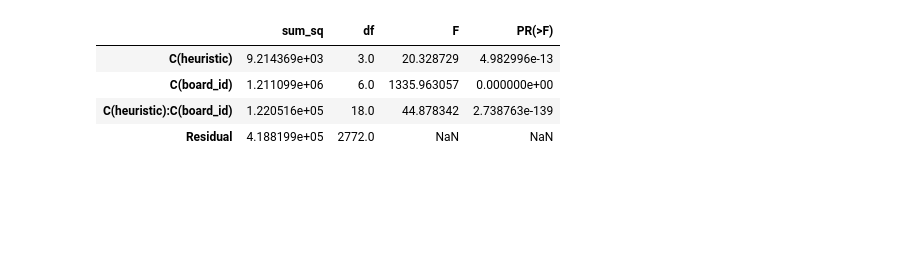
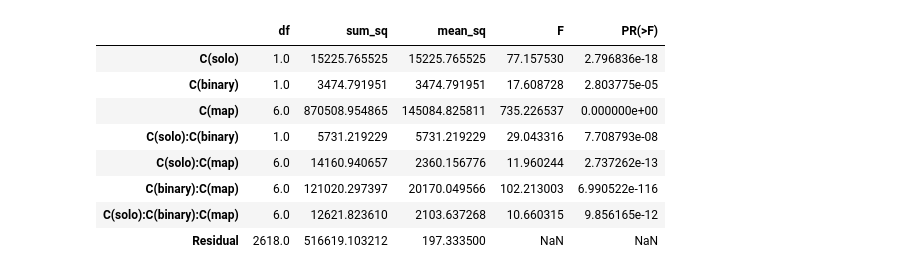
Before and after one commit to Nagasaki45/cooperative-ai, a Jupyter notebook: analysis/analysis.ipynb, the cells around one changed output. Drawn from its saved outputs; the diff is of its cells as text; code cells hidden in the pictures; blank space fills up the shorter version.

```diff
--- a/analysis/analysis.ipynb
+++ b/analysis/analysis.ipynb
@@ -23,24 +25,13 @@ def load_data(filepath):
 # %%
 def to_record(experiment):
     return {
-        'board_id': experiment['gs']['boardID'],
+        'map': experiment['gs']['boardID'] + 1,
         'ticks': experiment['gs']['tick'],
-        'impossible_actions': experiment['gs']['impossibleActionCount'],
-        'first_winner_tick': experiment['gs']['firstWinnerTick'],
         'heuristic': experiment['agentsParams'][0]['heuristic_method'],
     }
 # %%
-df = pd.DataFrame.from_records(to_record(x) for x in load_data(DATA_DIR / '100_ticks.json'))
-df['success'] = df['ticks'] < 100
-df['second_winner_lag'] = df['ticks'] - df['first_winner_tick']
+df = pd.DataFrame.from_records(to_record(x) for x in load_data(DATA_DIR / '200_ticks.json'))
+df['success'] = df['ticks'] < 200
 df['solo'] = (df['heuristic'] % 2).astype(bool)
 df['binary'] = df['heuristic'] < 3
-
-def is_optimal(experiment):
-    for board in optimal['boards']:
-        if board['boardID'] == experiment['board_id']:
-            return experiment['ticks'] <= board['tick']
-    raise AssertionError("Shouldn't happen")
-
-df['optimal'] = df.apply(is_optimal, axis=1)
 # %% [markdown]
@@ -159,5 +77,7 @@ df[df['success']].groupby('heuristic').mean()
+# %%
+df = df[df['success']]
 # %%
-lm = ols('ticks ~ C(heuristic) * C(board_id)', data=df).fit()
+lm = smf.ols('ticks ~ C(solo) * C(binary) * C(map)', data=df).fit()
 # %%
 lm.summary()
 # %% [output]
@@ -194,10 +114,15 @@ OLS Regression Results
 Warnings:
 [1] Standard Errors assume that the covariance matrix of the errors is correctly specified.
 # %%
-sm.stats.anova_lm(lm, typ=2)
+aov_table = sm.stats.anova_lm(lm)
+aov_table
 # %% [output]
-|  | sum_sq | df | F | PR(>F) |
-| C(heuristic) | 9.214369e+03 | 3.0 | 20.328729 | 4.982996e-13 |
-| C(board_id) | 1.211099e+06 | 6.0 | 1335.963057 | 0.000000e+00 |
-| C(heuristic):C(board_id) | 1.220516e+05 | 18.0 | 44.878342 | 2.738763e-139 |
-| Residual | 4.188199e+05 | 2772.0 | NaN | NaN |
+|  | df | sum_sq | mean_sq | F | PR(>F) |
+| C(solo) | 1.0 | 15225.765525 | 15225.765525 | 77.157530 | 2.796836e-18 |
+| C(binary) | 1.0 | 3474.791951 | 3474.791951 | 17.608728 | 2.803775e-05 |
+| C(map) | 6.0 | 870508.954865 | 145084.825811 | 735.226537 | 0.000000e+00 |
+| C(solo):C(binary) | 1.0 | 5731.219229 | 5731.219229 | 29.043316 | 7.708793e-08 |
+| C(solo):C(map) | 6.0 | 14160.940657 | 2360.156776 | 11.960244 | 2.737262e-13 |
+| C(binary):C(map) | 6.0 | 121020.297397 | 20170.049566 | 102.213003 | 6.990522e-116 |
+| C(solo):C(binary):C(map) | 6.0 | 12621.823610 | 2103.637268 | 10.660315 | 9.856165e-12 |
+| Residual | 2618.0 | 516619.103212 | 197.333500 | NaN | NaN |
```
Also changed, not shown: parts of 38 cells of this notebook.
